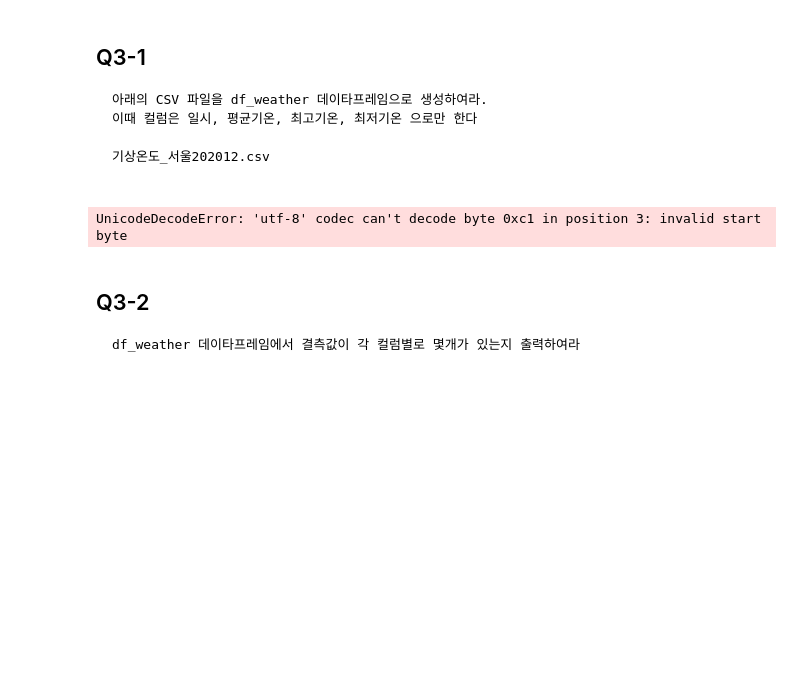
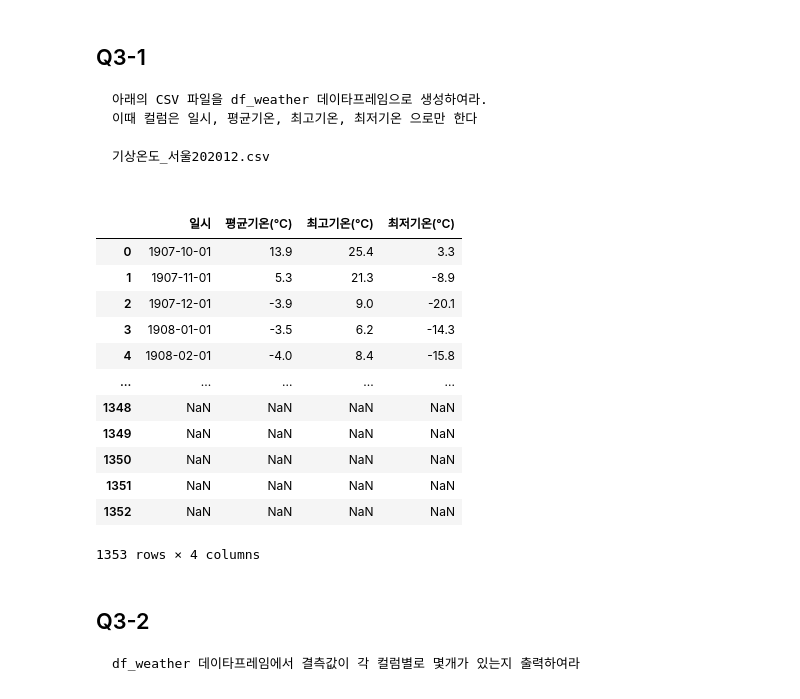
Before and after one commit to soogyoungKim/wassup3, a Jupyter notebook: 03_Data_processing/02_06_Pandas_Quiz1.ipynb, the cells around one changed output. Cells and saved outputs as stored; diff of their text form; code cells hidden in the pictures; blank space fills up the shorter version.

````diff
--- a/03_Data_processing/02_06_Pandas_Quiz1.ipynb
+++ b/03_Data_processing/02_06_Pandas_Quiz1.ipynb
@@ -282,10 +282,22 @@ df_student2.describe() 명령을 이용하여 아래와 같이 출력하여라
 
 ```
 # %%
-df_weather = pd.read_csv('data/기상온도_서울202012.csv')
+df_weather = pd.read_csv('data/기상온도_서울202012.csv', encoding='cp949', usecols=[2, 3, 5, 8])
 df_weather
 # %% [output]
+|  | 일시 | 평균기온(℃) | 최고기온(℃) | 최저기온(℃) |
+| 0 | 1907-10-01 | 13.9 | 25.4 | 3.3 |
+| 1 | 1907-11-01 | 5.3 | 21.3 | -8.9 |
+| 2 | 1907-12-01 | -3.9 | 9.0 | -20.1 |
+| 3 | 1908-01-01 | -3.5 | 6.2 | -14.3 |
+| 4 | 1908-02-01 | -4.0 | 8.4 | -15.8 |
+| ... | ... | ... | ... | ... |
+| 1348 | NaN | NaN | NaN | NaN |
+| 1349 | NaN | NaN | NaN | NaN |
+| 1350 | NaN | NaN | NaN | NaN |
+| 1351 | NaN | NaN | NaN | NaN |
+| 1352 | NaN | NaN | NaN | NaN |
-UnicodeDecodeError: 'utf-8' codec can't decode byte 0xc1 in position 3: invalid start byte
+1353 rows × 4 columns
 # %% [markdown]
 ## Q3-2
 ```
````
Also changed, not shown: parts of 5 cells of this notebook, 36 other files.
